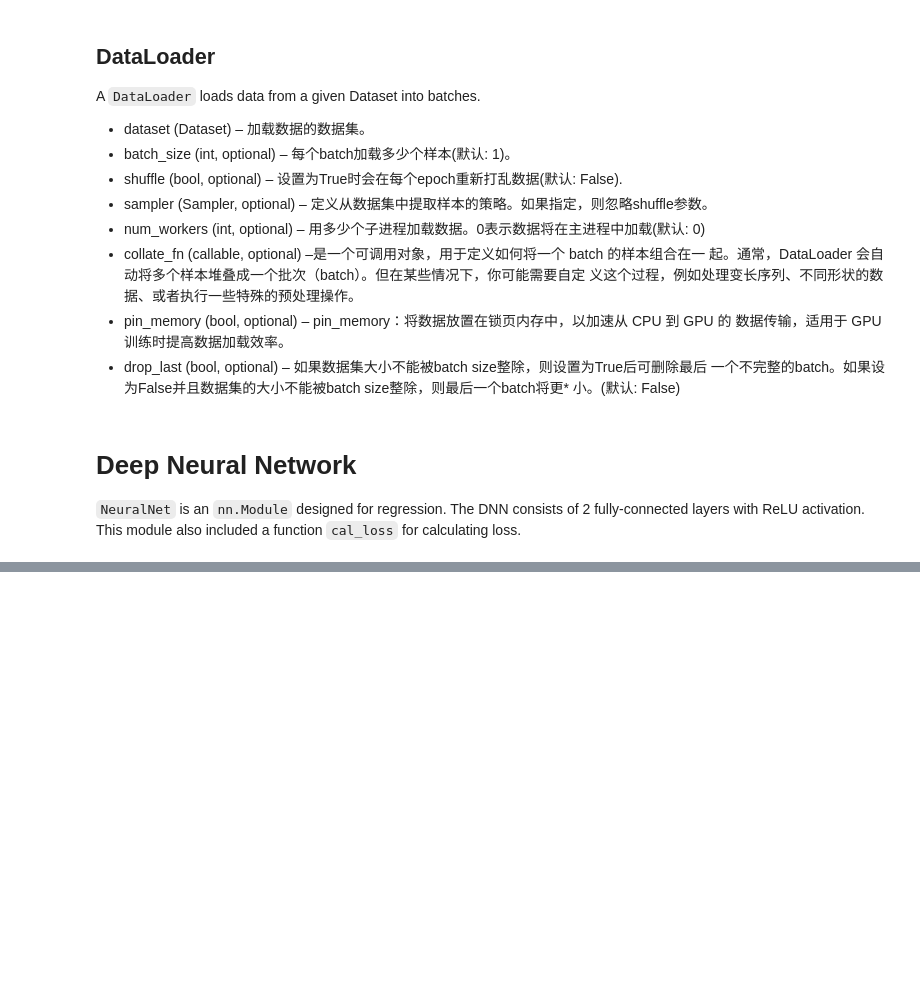
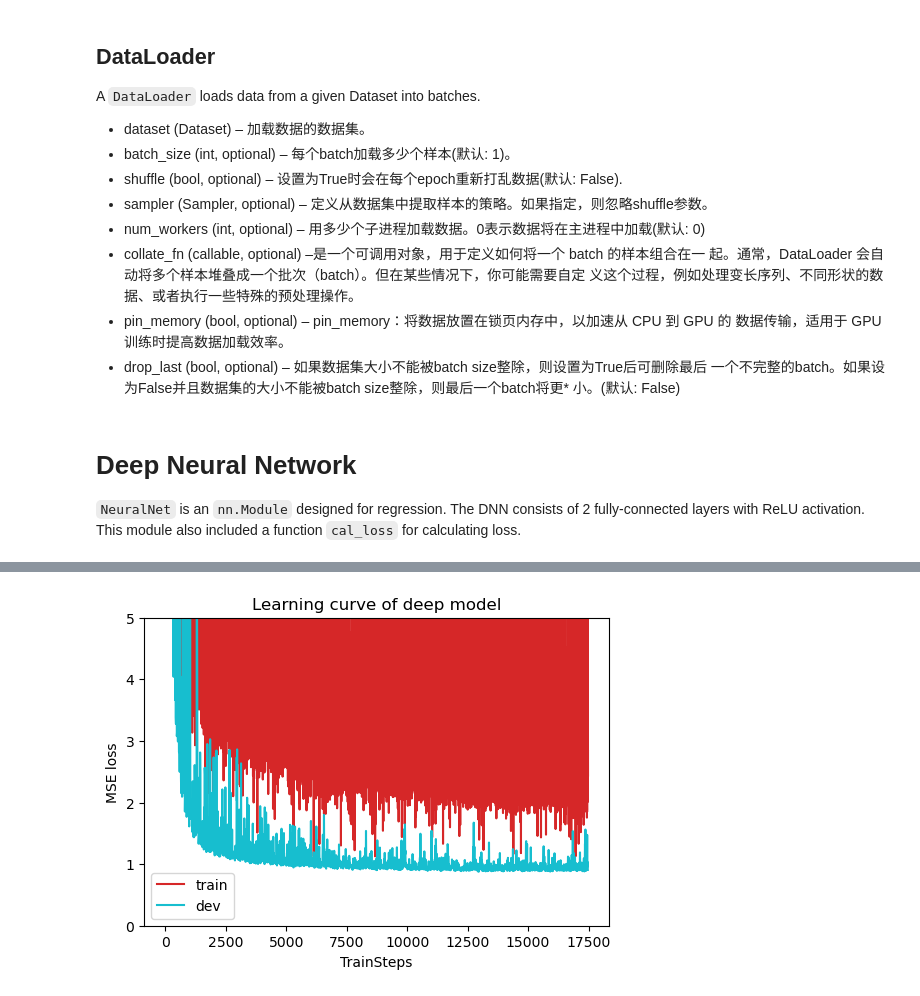
Before and after one commit to Crisp-hub/DL-competition-note, a Jupyter notebook: HW1/Covid2019-dataset-prediction.ipynb, the cells around one changed output, grey strips where cells are left out. Saved outputs shown, nothing was run; the diff lists cells and outputs as text; code cells hidden in the pictures; blank space fills up the shorter version.

Commit message:
Compelete the Covid2019DatasetPrediction competition

```diff
--- a/HW1/Covid2019-dataset-prediction.ipynb
+++ b/HW1/Covid2019-dataset-prediction.ipynb
@@ -293,0 +385,20 @@ def train(tr_set, dev_set, model, config, device):
+# %%
+device = get_device()
+print(device)
+os.makedirs('models',exist_ok = True)
+target_only = True
+
+config = {
+    'n_epochs':10000,
+    'batch_size':300,
+#     'optimizer':'Adam',
+    'optimizer':'SGD',
+    'optim_hparas':{
+        'lr':0.0001,
+        'momentum':0.9
+        #'weight_decay': 5e-4,
+    },
+    'early_stop':500,
+    'L2_lambda':0.0005,
+    'save_path':'models/model.pth'
+}
@@ -293,0 +407,4 @@ def train(tr_set, dev_set, model, config, device):
+# %%
+train_set = prepDataLoader(tr_path,'train',config['batch_size'],target_only=target_only)
+dev_set = prepDataLoader(tr_path,'dev', config['batch_size'], target_only=target_only)
+tt_set = prepDataLoader(tt_path, 'test',config['batch_size'], target_only=target_only)
@@ -293,0 +415,3 @@ def train(tr_set, dev_set, model, config, device):
+# %%
+model = NeuralNet(train_set.dataset.dim).to('cuda')
+print(torch.cuda.is_available())
@@ -293,0 +420,2 @@ def train(tr_set, dev_set, model, config, device):
+# %%
+model_loss,model_loss_record = train(train_set, dev_set, model, config, device)
@@ -293,0 +440,4 @@ def train(tr_set, dev_set, model, config, device):
+# %%
+plot_learning_curve(model_loss_record, title='deep model')
+# %% [output]
+[figure, added]
```
Also changed, not shown: parts of 19 cells of this notebook, 3 other files.
